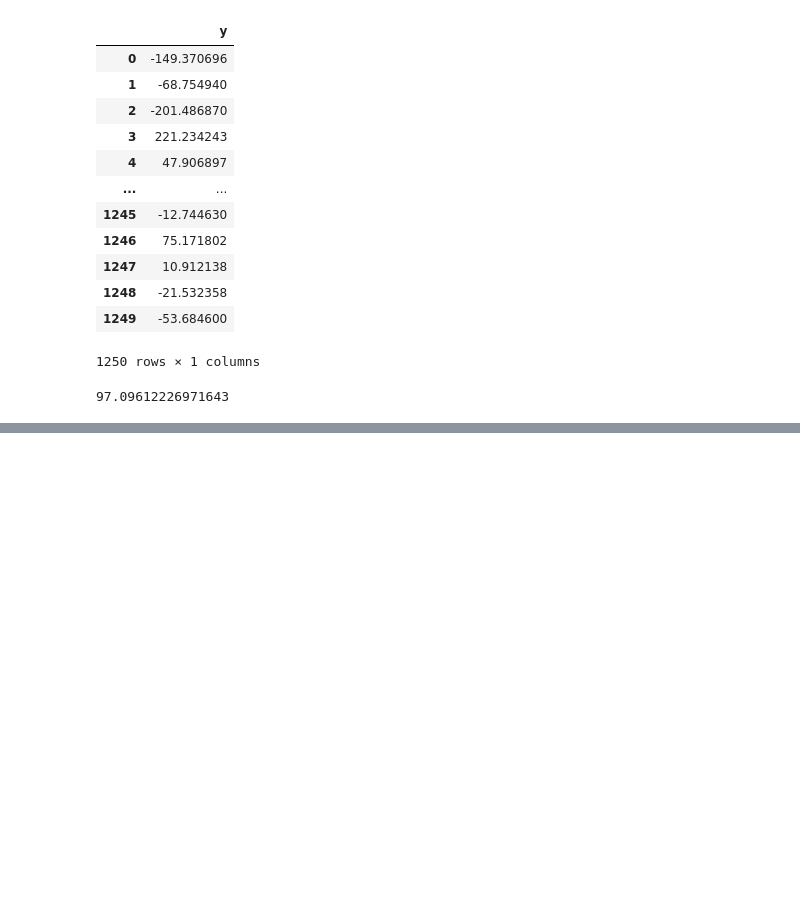
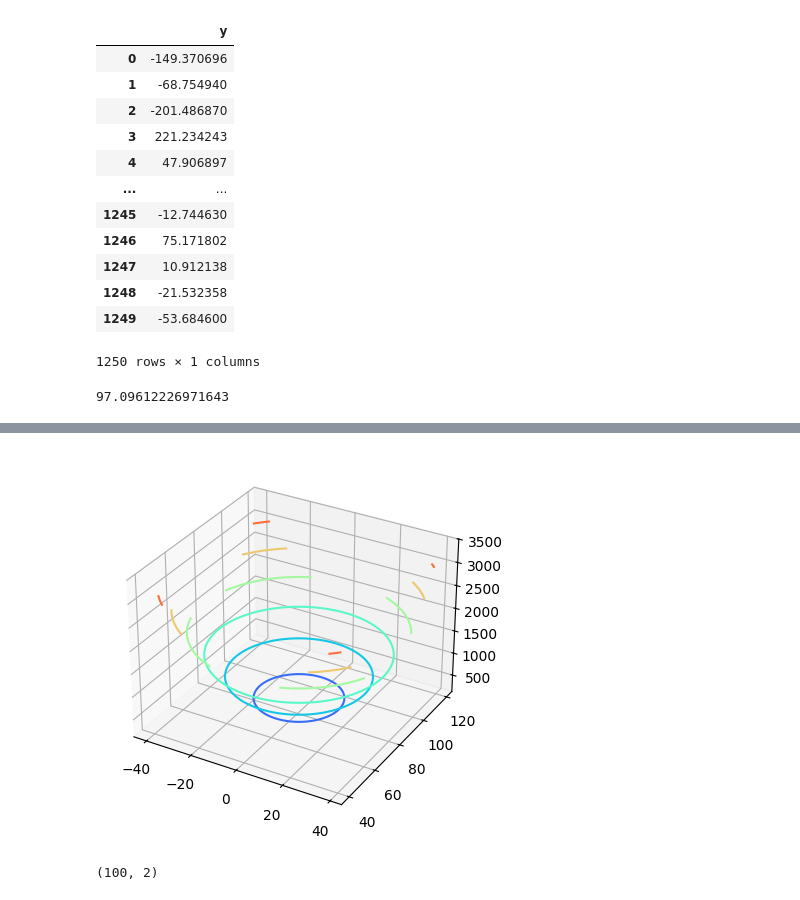
Before and after one commit to InsaneJSK/LearnInPublic, a Jupyter notebook: Python/cool-python-stuff/lin-reg/lin-reg-hardwork.ipynb, the cells around one changed output, grey strips where cells are left out. Saved outputs shown, nothing was run; the diff lists cells and outputs as text; code cells hidden in the pictures; blank space fills up the shorter version.

```diff
--- a/Python/cool-python-stuff/lin-reg/lin-reg-hardwork.ipynb
+++ b/Python/cool-python-stuff/lin-reg/lin-reg-hardwork.ipynb
@@ -156,0 +180,12 @@ r2_score(Y, y_)
+# %%
+fig = plt.figure()
+axes = fig.add_subplot(111, projection='3d')
+axes.contour(T0,T1,J,cmap='rainbow')
+plt.show()
+# %% [output]
+[figure, added]
+# %%
+theta_list = np.array(theta_list)
+theta_list.shape
+# %% [output]
+(100, 2)
```
Also changed, not shown: parts of 10 cells of this notebook, 3 other files.
